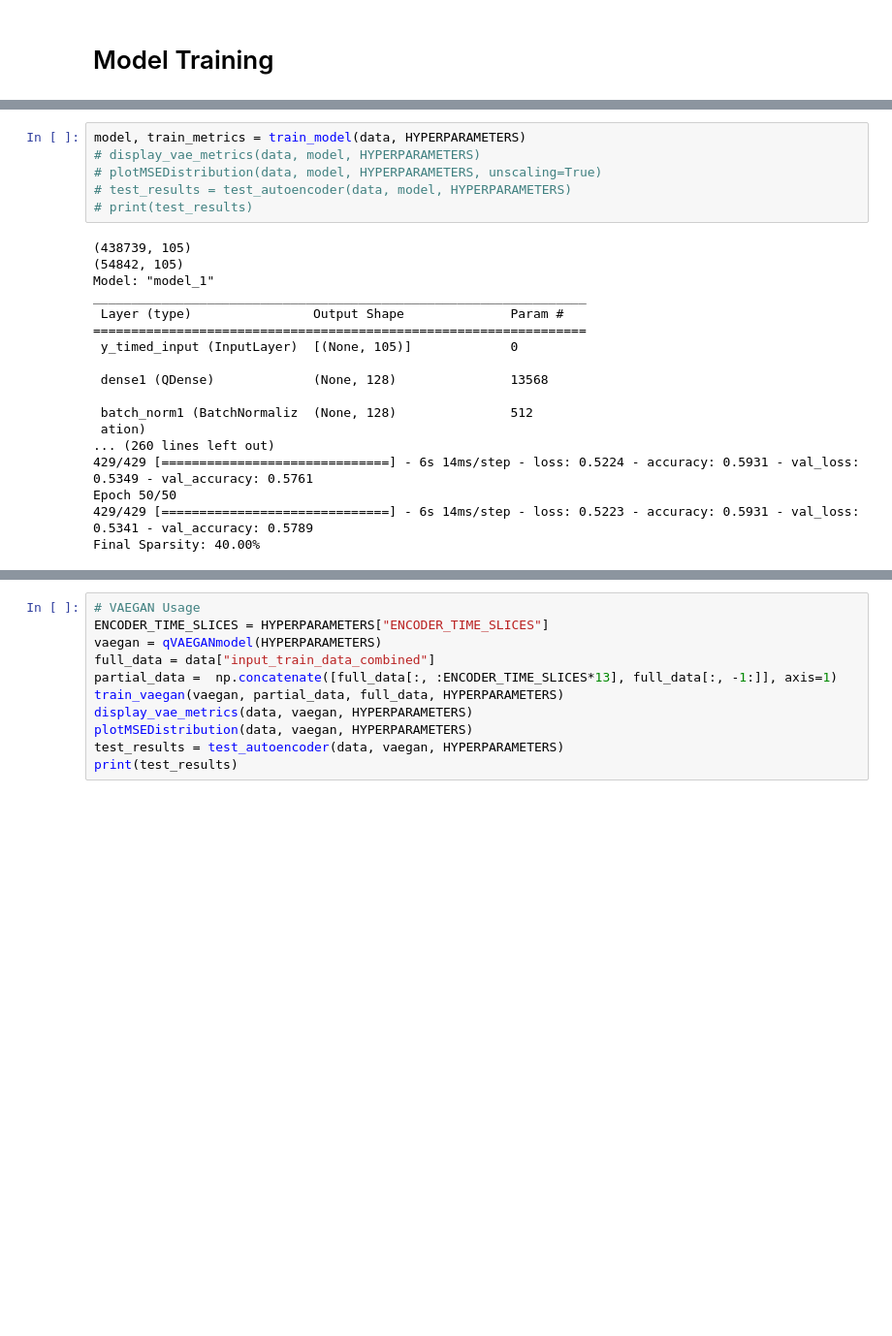
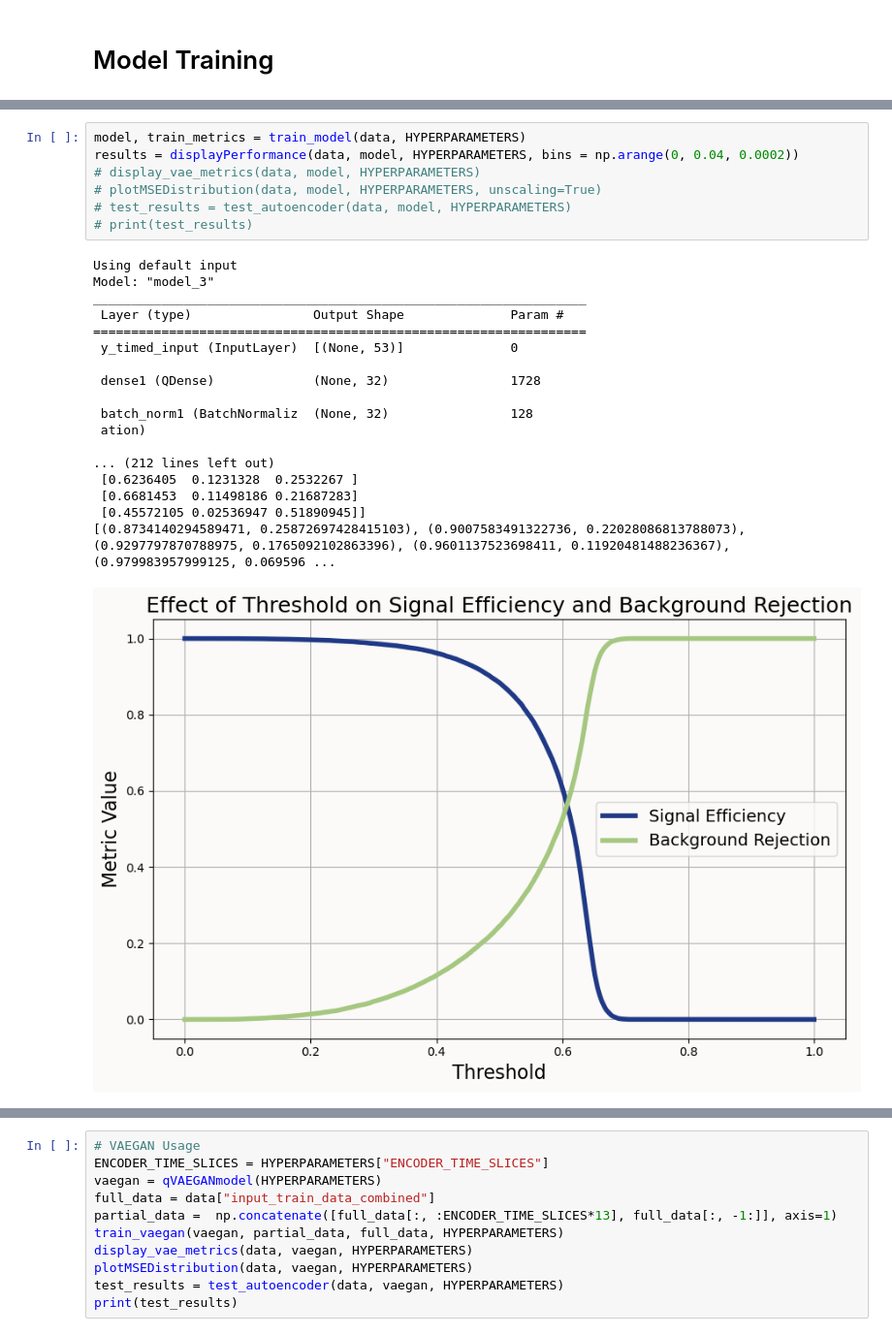
Before and after one commit to Alezander9/ML_FPGAonPixel, a Jupyter notebook: software/ALEX/DNN_high_performance.ipynb, the cells around one changed output, grey strips where cells are left out. Shown at 97% size. Saved outputs shown, nothing was run; the diff lists cells and outputs as text; blank space fills up the shorter version.

```diff
--- a/software/ALEX/DNN_high_performance.ipynb
+++ b/software/ALEX/DNN_high_performance.ipynb
@@ -3154,24 +3175,26 @@ WARNING:tensorflow:Compiled the loaded model, but the compiled metrics have yet
 # %%
 model, train_metrics = train_model(data, HYPERPARAMETERS)
+results = displayPerformance(data, model, HYPERPARAMETERS, bins = np.arange(0, 0.04, 0.0002))
 # display_vae_metrics(data, model, HYPERPARAMETERS)
 # plotMSEDistribution(data, model, HYPERPARAMETERS, unscaling=True)
 # test_results = test_autoencoder(data, model, HYPERPARAMETERS)
 # print(test_results)
 # %% [output]
-(438739, 105)
-(54842, 105)
-Model: "model_1"
+Using default input
+Model: "model_3"
 _________________________________________________________________
  Layer (type)                Output Shape              Param #
 =================================================================
- y_timed_input (InputLayer)  [(None, 105)]             0
+ y_timed_input (InputLayer)  [(None, 53)]              0
 
- dense1 (QDense)             (None, 128)               13568
+ dense1 (QDense)             (None, 32)                1728
 
- batch_norm1 (BatchNormaliz  (None, 128)               512
+ batch_norm1 (BatchNormaliz  (None, 32)                128
  ation)
-... (260 lines left out)
-429/429 [==============================] - 6s 14ms/step - loss: 0.5224 - accuracy: 0.5931 - val_loss: 0.5349 - val_accuracy: 0.5761
-Epoch 50/50
-429/429 [==============================] - 6s 14ms/step - loss: 0.5223 - accuracy: 0.5931 - val_loss: 0.5341 - val_accuracy: 0.5789
-Final Sparsity: 40.00%
+
+... (212 lines left out)
+ [0.6236405  0.1231328  0.2532267 ]
+ [0.6681453  0.11498186 0.21687283]
+ [0.45572105 0.02536947 0.51890945]]
+[(0.8734140294589471, 0.25872697428415103), (0.9007583491322736, 0.22028086813788073), (0.9297797870788975, 0.1765092102863396), (0.9601137523698411, 0.11920481488236367), (0.979983957999125, 0.069596 ...
+[figure, added]
```
Also changed, not shown: parts of 12 cells of this notebook, 4 other files.
